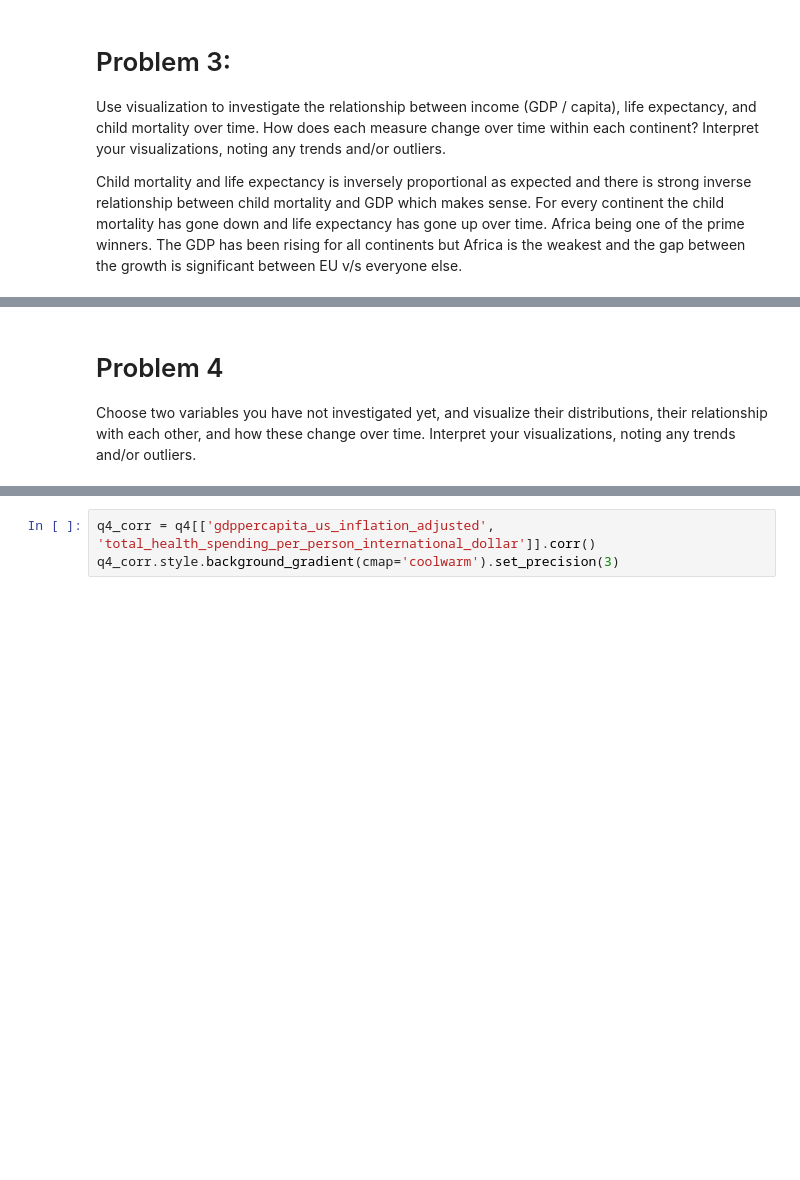
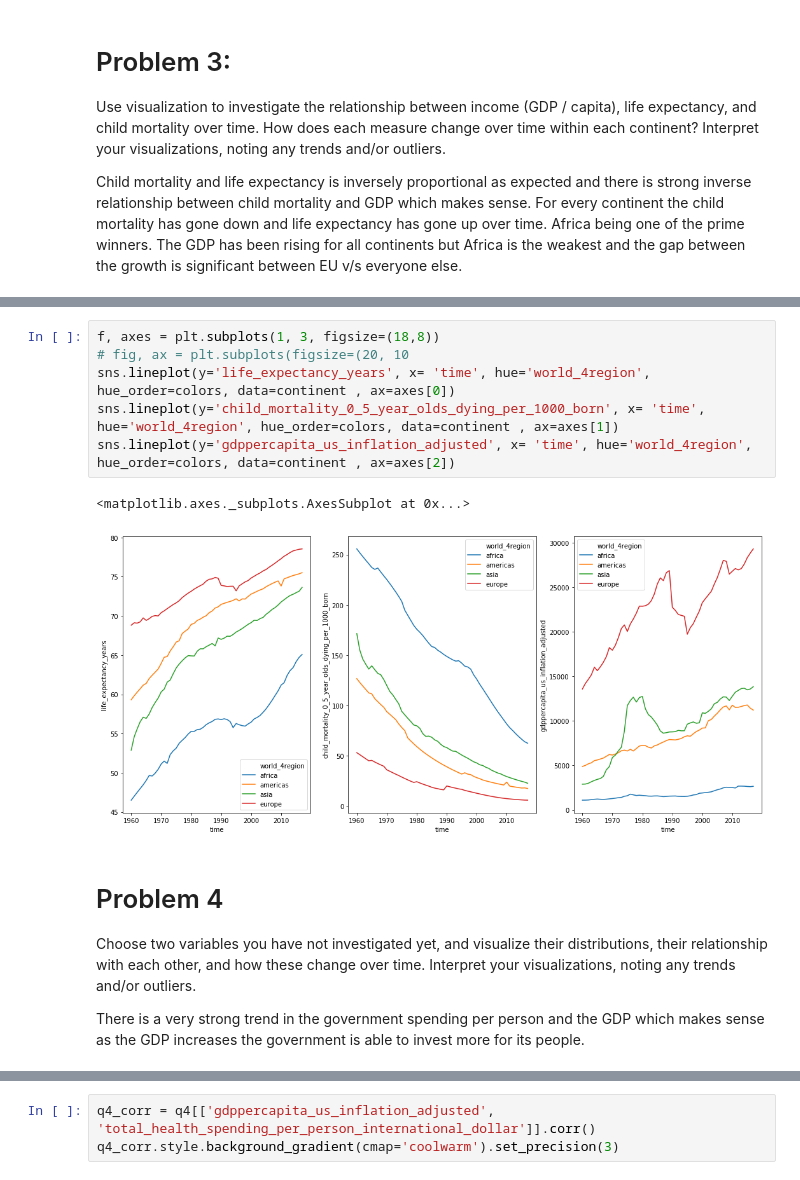
Before and after one commit to sarthakkothari/DS5500, a Jupyter notebook: HW1/HW1.ipynb, the cells around one changed output, grey strips where cells are left out. Saved outputs shown, nothing was run; the diff lists cells and outputs as text; blank space fills up the shorter version.

```diff
--- a/HW1/HW1.ipynb
+++ b/HW1/HW1.ipynb
@@ -118,4 +123,15 @@ plt.show()
+# %%
+f, axes = plt.subplots(1, 3, figsize=(18,8))
+# fig, ax = plt.subplots(figsize=(20, 10
+sns.lineplot(y='life_expectancy_years', x= 'time', hue='world_4region', hue_order=colors, data=continent , ax=axes[0])
+sns.lineplot(y='child_mortality_0_5_year_olds_dying_per_1000_born', x= 'time', hue='world_4region', hue_order=colors, data=continent , ax=axes[1])
+sns.lineplot(y='gdppercapita_us_inflation_adjusted', x= 'time', hue='world_4region', hue_order=colors, data=continent , ax=axes[2])
+# %% [output]
+<matplotlib.axes._subplots.AxesSubplot at 0x...>
+[figure, added]
 # %% [markdown]
 # Problem 4
 Choose two variables you have not investigated yet, and visualize their distributions, their relationship with each other, and how these change over time. Interpret your visualizations, noting any trends and/or outliers.
+
+There is a very strong trend in the government spending per person and the GDP which makes sense as the GDP increases the government is able to invest more for its people.
 # %%
```
Also changed, not shown: parts of 11 cells of this notebook, 1 other file.
